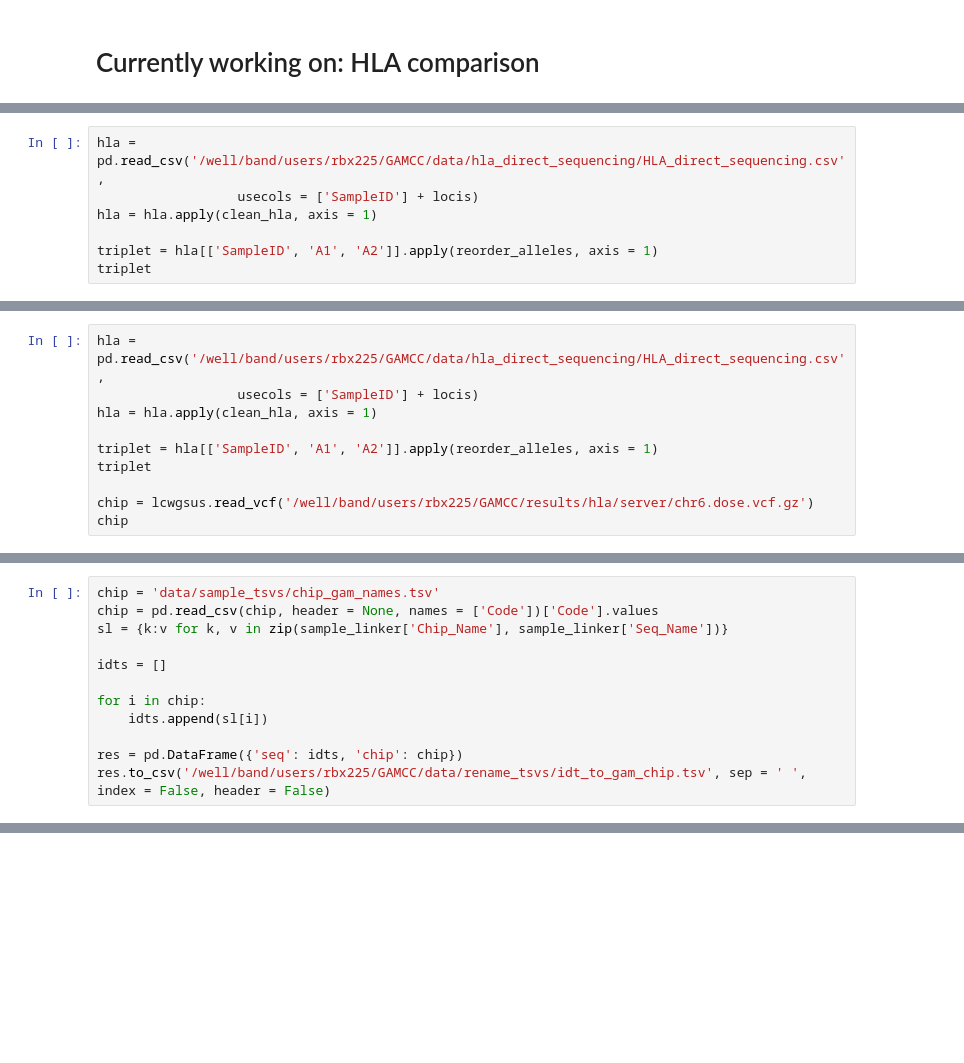
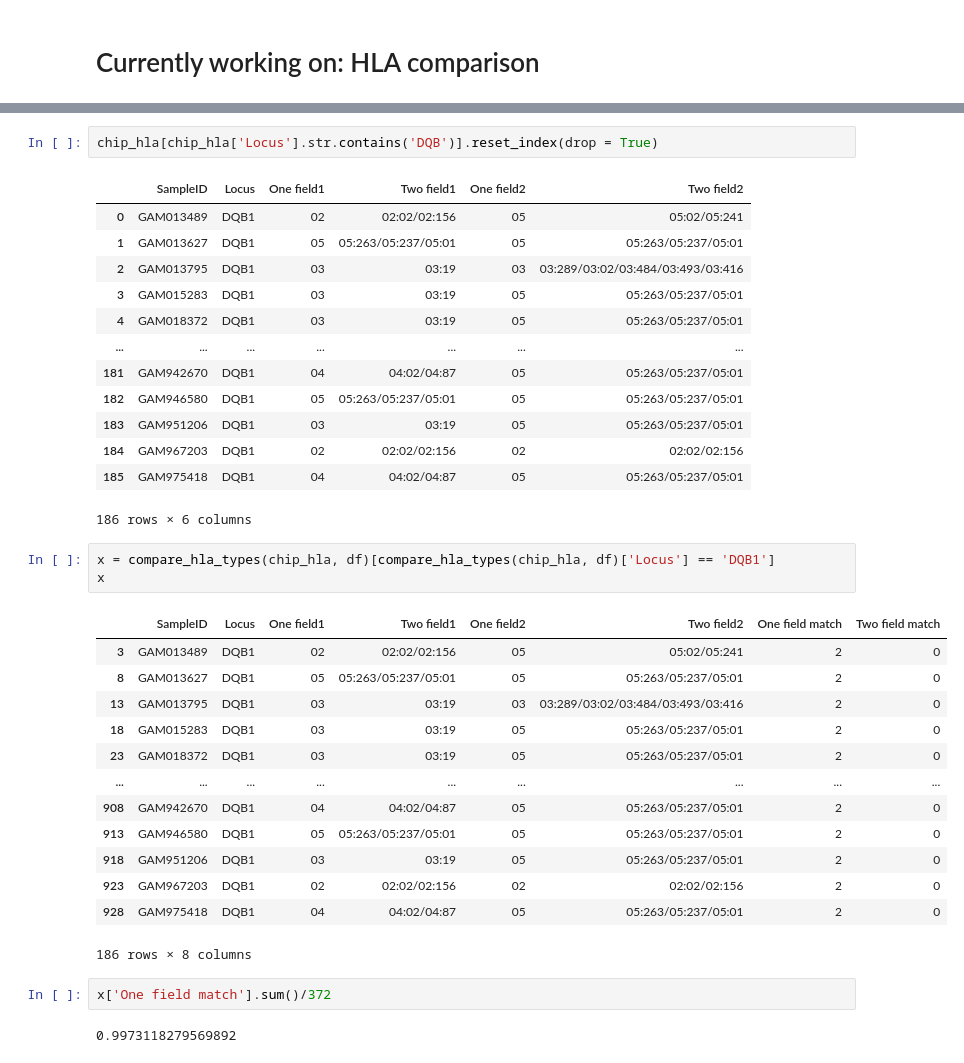
Before and after one commit to Suuuuuuuus/LCWGS_pipeline, a Jupyter notebook: scripts/notebooks/lcwgs_tmp.ipynb, the cells around one changed output, grey strips where cells are left out. Drawn from its saved outputs; the diff is of its cells as text; blank space fills up the shorter version.

```diff
--- a/scripts/notebooks/lcwgs_tmp.ipynb
+++ b/scripts/notebooks/lcwgs_tmp.ipynb
@@ -190,7 +160,0 @@ locis = [i+'1' for i in loci] + [i+'2' for i in loci]
-# %%
-hla = pd.read_csv('/well/band/users/rbx225/GAMCC/data/hla_direct_sequencing/HLA_direct_sequencing.csv',
-                  usecols = ['SampleID'] + locis)
-hla = hla.apply(clean_hla, axis = 1)
-
-triplet = hla[['SampleID', 'A1', 'A2']].apply(reorder_alleles, axis = 1)
-triplet
@@ -266,10 +195,0 @@ plt.scatter(merged['match'], merged['post_prob'])
-# %%
-hla = pd.read_csv('/well/band/users/rbx225/GAMCC/data/hla_direct_sequencing/HLA_direct_sequencing.csv',
-                  usecols = ['SampleID'] + locis)
-hla = hla.apply(clean_hla, axis = 1)
-
-triplet = hla[['SampleID', 'A1', 'A2']].apply(reorder_alleles, axis = 1)
-triplet
-
-chip = lcwgsus.read_vcf('/well/band/users/rbx225/GAMCC/results/hla/server/chr6.dose.vcf.gz')
-chip
@@ -333,12 +195,0 @@ sample_linker
-# %%
-chip = 'data/sample_tsvs/chip_gam_names.tsv'
-chip = pd.read_csv(chip, header = None, names = ['Code'])['Code'].values
-sl = {k:v for k, v in zip(sample_linker['Chip_Name'], sample_linker['Seq_Name'])}
-
-idts = []
-
-for i in chip:
-    idts.append(sl[i])
-
-res = pd.DataFrame({'seq': idts, 'chip': chip})
-res.to_csv('/well/band/users/rbx225/GAMCC/data/rename_tsvs/idt_to_gam_chip.tsv', sep = ' ', index = False, header = False)
@@ -383,0 +329,37 @@ plot_imputation_accuracy(dfs, title = 'Comparing different genotypes')
+# %%
+chip_hla[chip_hla['Locus'].str.contains('DQB')].reset_index(drop = True)
+# %% [output]
+|  | SampleID | Locus | One field1 | Two field1 | One field2 | Two field2 |
+| 0 | GAM013489 | DQB1 | 02 | 02:02/02:156 | 05 | 05:02/05:241 |
+| 1 | GAM013627 | DQB1 | 05 | 05:263/05:237/05:01 | 05 | 05:263/05:237/05:01 |
+| 2 | GAM013795 | DQB1 | 03 | 03:19 | 03 | 03:289/03:02/03:484/03:493/03:416 |
+| 3 | GAM015283 | DQB1 | 03 | 03:19 | 05 | 05:263/05:237/05:01 |
+| 4 | GAM018372 | DQB1 | 03 | 03:19 | 05 | 05:263/05:237/05:01 |
+| ... | ... | ... | ... | ... | ... | ... |
+| 181 | GAM942670 | DQB1 | 04 | 04:02/04:87 | 05 | 05:263/05:237/05:01 |
+| 182 | GAM946580 | DQB1 | 05 | 05:263/05:237/05:01 | 05 | 05:263/05:237/05:01 |
+| 183 | GAM951206 | DQB1 | 03 | 03:19 | 05 | 05:263/05:237/05:01 |
+| 184 | GAM967203 | DQB1 | 02 | 02:02/02:156 | 02 | 02:02/02:156 |
+| 185 | GAM975418 | DQB1 | 04 | 04:02/04:87 | 05 | 05:263/05:237/05:01 |
+186 rows × 6 columns
+# %%
+x = compare_hla_types(chip_hla, df)[compare_hla_types(chip_hla, df)['Locus'] == 'DQB1']
+x
+# %% [output]
+|  | SampleID | Locus | One field1 | Two field1 | One field2 | Two field2 | One field match | Two field match |
+| 3 | GAM013489 | DQB1 | 02 | 02:02/02:156 | 05 | 05:02/05:241 | 2 | 0 |
+| 8 | GAM013627 | DQB1 | 05 | 05:263/05:237/05:01 | 05 | 05:263/05:237/05:01 | 2 | 0 |
+| 13 | GAM013795 | DQB1 | 03 | 03:19 | 03 | 03:289/03:02/03:484/03:493/03:416 | 2 | 0 |
+| 18 | GAM015283 | DQB1 | 03 | 03:19 | 05 | 05:263/05:237/05:01 | 2 | 0 |
+| 23 | GAM018372 | DQB1 | 03 | 03:19 | 05 | 05:263/05:237/05:01 | 2 | 0 |
+| ... | ... | ... | ... | ... | ... | ... | ... | ... |
+| 908 | GAM942670 | DQB1 | 04 | 04:02/04:87 | 05 | 05:263/05:237/05:01 | 2 | 0 |
+| 913 | GAM946580 | DQB1 | 05 | 05:263/05:237/05:01 | 05 | 05:263/05:237/05:01 | 2 | 0 |
+| 918 | GAM951206 | DQB1 | 03 | 03:19 | 05 | 05:263/05:237/05:01 | 2 | 0 |
+| 923 | GAM967203 | DQB1 | 02 | 02:02/02:156 | 02 | 02:02/02:156 | 2 | 0 |
+| 928 | GAM975418 | DQB1 | 04 | 04:02/04:87 | 05 | 05:263/05:237/05:01 | 2 | 0 |
+186 rows × 8 columns
+# %%
+x['One field match'].sum()/372
+# %% [output]
+0.9973118279569892
```
Also changed, not shown: parts of 30 cells of this notebook, 3 other files.
